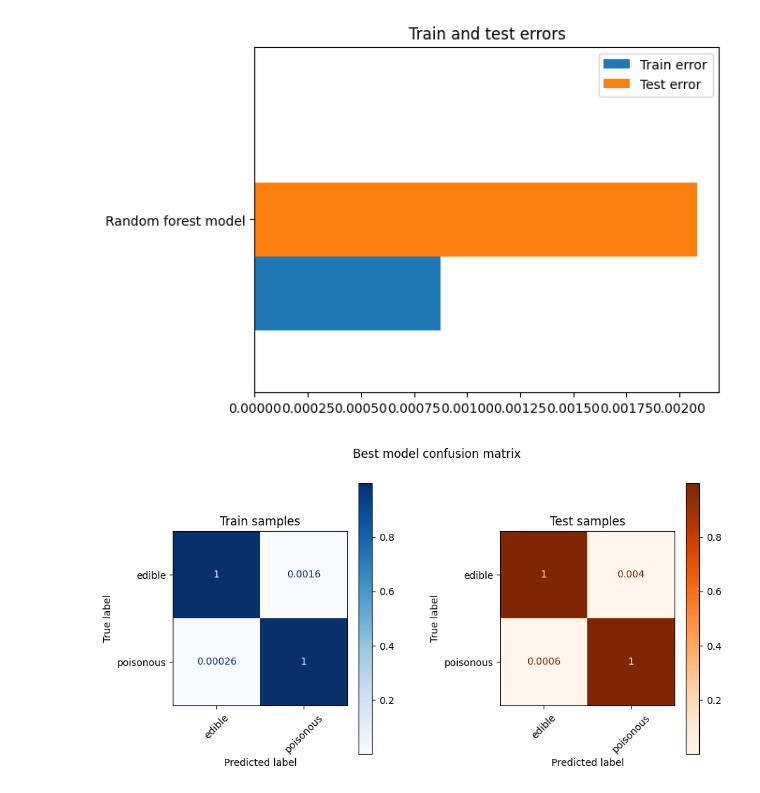
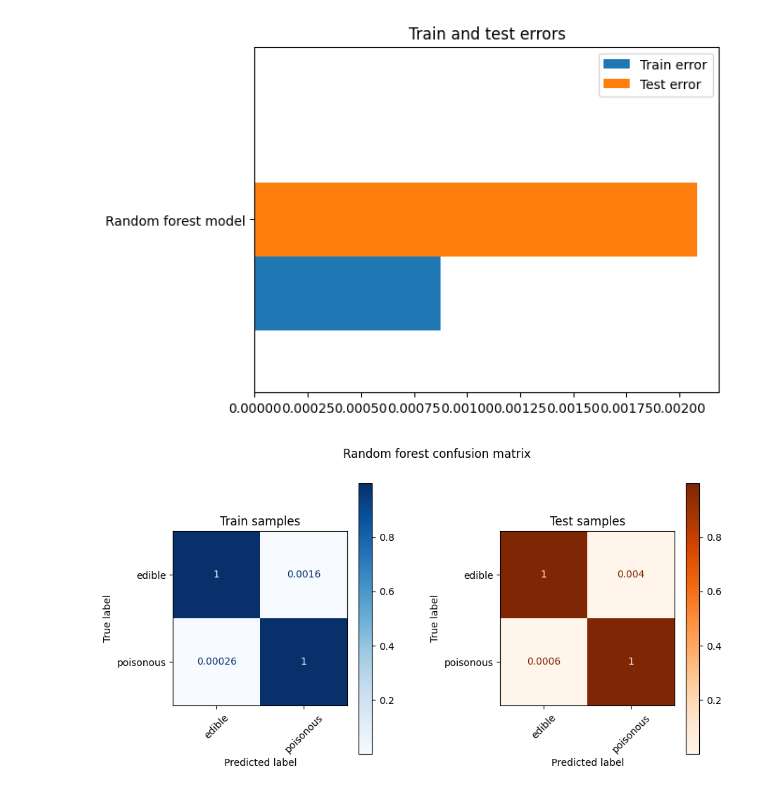
Before and after one commit to RiccardoRaffini/UNIMI-smfml-project, a Jupyter notebook: forest.ipynb, the cells around one changed output. Saved outputs shown, nothing was run; the diff lists cells and outputs as text; code cells hidden in the pictures.

Commit message:
random forest

```diff
--- a/forest.ipynb
+++ b/forest.ipynb
@@ -195,23 +195,23 @@ plot_train_test_error(['Random forest model'], [train_error], [test_error])
 # %%
 train_predictions = random_forest.predict(train_sample_set)
 test_predictions = random_forest.predict(test_sample_set)
 labels = ['edible', 'poisonous']
 
 train_confusion_matrix = confusion_matrix(train_labels_set, train_predictions, normalize='true')
 test_confusion_matrix = confusion_matrix(test_labels_set, test_predictions, normalize='true')
 
 fig, axes = plt.subplots(1, 2, figsize=(10, 5))
-fig.suptitle('Best model confusion matrix')
+fig.suptitle('Random forest confusion matrix')
 plt.subplots_adjust(wspace=0.5)
 
 matrix_display = ConfusionMatrixDisplay(train_confusion_matrix, display_labels=labels)
 matrix_display.plot(ax=axes[0], xticks_rotation=45, cmap='Blues')
 matrix_display.ax_.set_title('Train samples')
 
 matrix_display = ConfusionMatrixDisplay(test_confusion_matrix, display_labels=labels)
 matrix_display.plot(ax=axes[1], xticks_rotation=45, cmap='Oranges')
 matrix_display.ax_.set_title('Test samples')
 
 plt.show()
 # %% [output]
-[figure, old version]
+[figure, new version]
```
Also changed, not shown: 1 other file.
